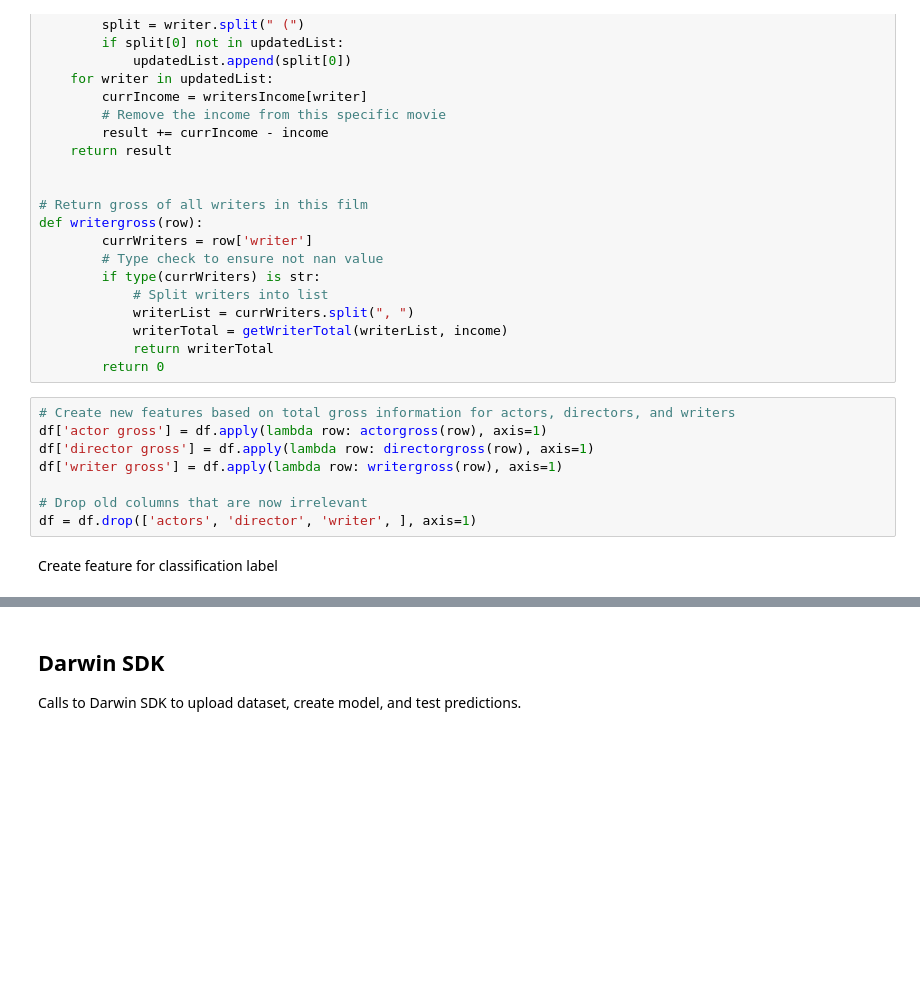
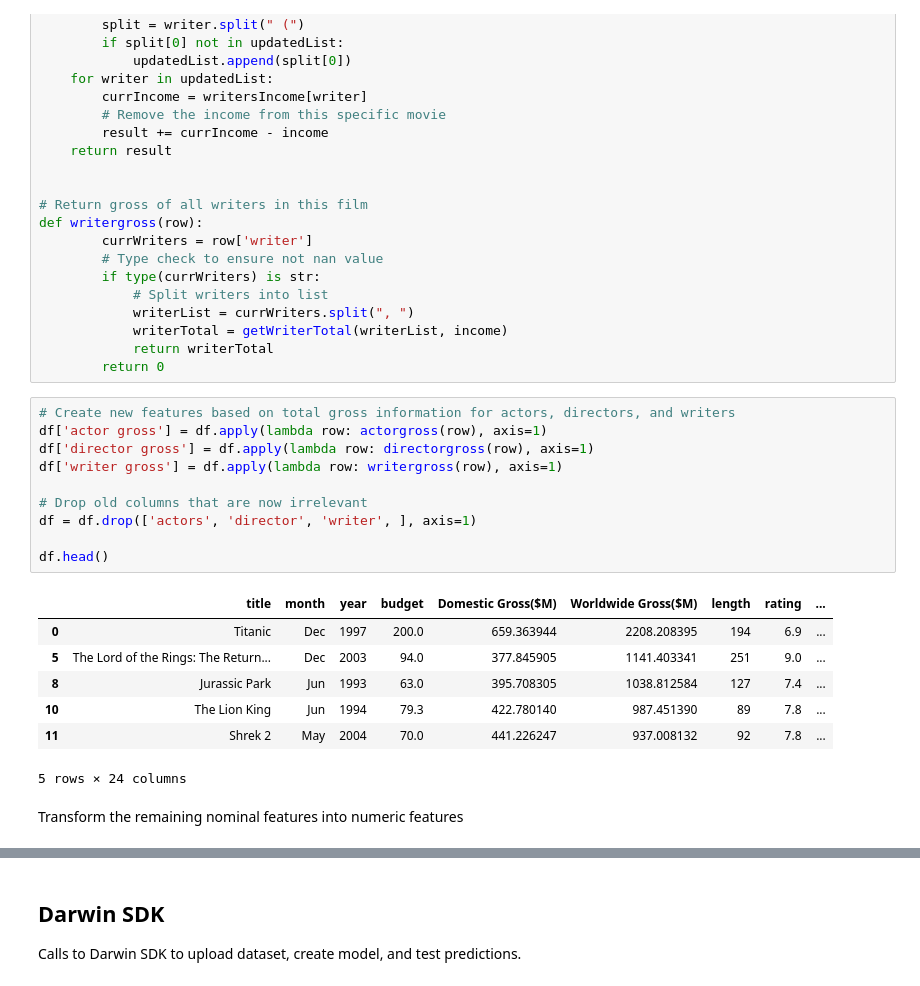
Before and after one commit to JZillifro/cs363_data_mining_final, a Jupyter notebook: darwin-sdk-master/DataMiningProject.ipynb, the cells around one changed output, grey strips where cells are left out. Saved outputs shown, nothing was run; the diff lists cells and outputs as text; blank space fills up the shorter version.

```diff
--- a/darwin-sdk-master/DataMiningProject.ipynb
+++ b/darwin-sdk-master/DataMiningProject.ipynb
@@ -352,11 +354,21 @@ def writergross(row):
 # %%
 # Create new features based on total gross information for actors, directors, and writers
 df['actor gross'] = df.apply(lambda row: actorgross(row), axis=1)
 df['director gross'] = df.apply(lambda row: directorgross(row), axis=1)
 df['writer gross'] = df.apply(lambda row: writergross(row), axis=1)
 
 # Drop old columns that are now irrelevant
 df = df.drop(['actors', 'director', 'writer', ], axis=1)
+
+df.head()
+# %% [output]
+|  | title | month | year | budget | Domestic Gross($M) | Worldwide Gross($M) | length | rating | ... |
+| 0 | Titanic | Dec | 1997 | 200.0 | 659.363944 | 2208.208395 | 194 | 6.9 | ... |
+| 5 | The Lord of the Rings: The Return... | Dec | 2003 | 94.0 | 377.845905 | 1141.403341 | 251 | 9.0 | ... |
+| 8 | Jurassic Park | Jun | 1993 | 63.0 | 395.708305 | 1038.812584 | 127 | 7.4 | ... |
+| 10 | The Lion King | Jun | 1994 | 79.3 | 422.780140 | 987.451390 | 89 | 7.8 | ... |
+| 11 | Shrek 2 | May | 2004 | 70.0 | 441.226247 | 937.008132 | 92 | 7.8 | ... |
+5 rows × 24 columns
-# %% [markdown]
-Create feature for classification label
+# %% [markdown]
+Transform the remaining nominal features into numeric features
 # %%
```
Also changed, not shown: parts of 16 cells of this notebook.
